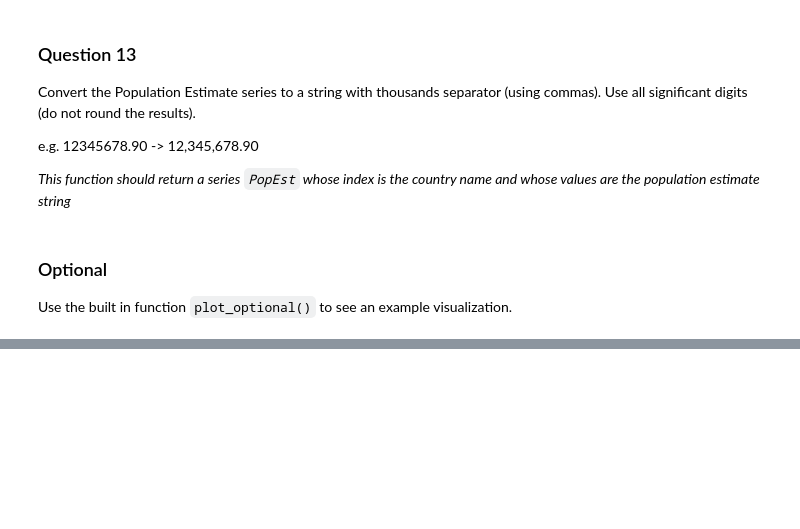
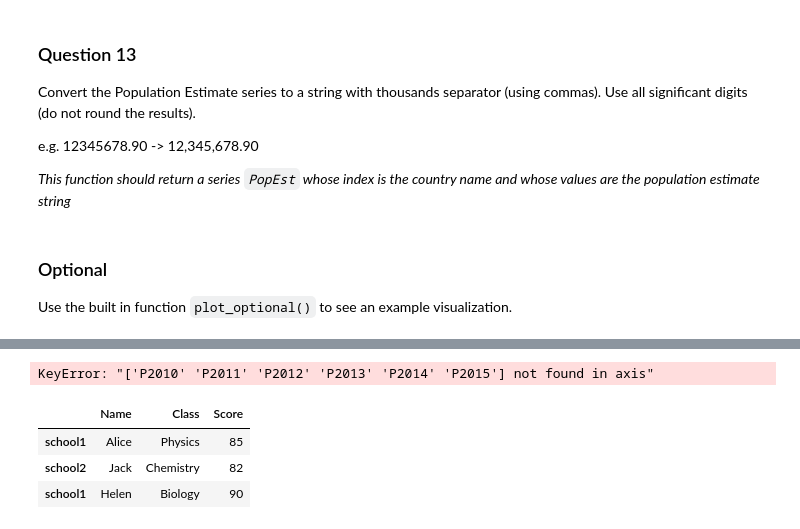
Before and after one commit to abx123/jupyter, a Jupyter notebook: resources/week-3/Assignment.ipynb, the cells around one changed output, grey strips where cells are left out. Cells and saved outputs as stored; diff of their text form; code cells hidden in the pictures; blank space fills up the shorter version.

```diff
--- a/resources/week-3/Assignment.ipynb
+++ b/resources/week-3/Assignment.ipynb
@@ -433,0 +473,48 @@ This is a bubble chart showing % Renewable vs. Rank. The size of the bubble corr
+# %%
+students = [{'P2010': 1,
+              'P2011': 2,
+              'P2012': 3,
+              'P2013': 4,
+              'P2014': 5,
+              'P2015': 6},
+           {'P2010': 1,
+              'P2011': 2,
+              'P2012': 3,
+              'P2013': 4,
+              'P2014': 5,
+              'P2015': 6},
+           {'P2010': 1,
+              'P2011': 2,
+              'P2012': 3,
+              'P2013': 4,
+              'P2014': 5,
+              'P2015': 6}]
+
+# Then we pass this list of dictionaries into the DataFrame function
+df = pd.DataFrame(students)
+
+df['AVG'] = df[frames].apply(lambda z: np.mean(z), axis=1)
+result_df = df.drop(frames,axis=0)
+result_df
+# %% [output]
+KeyError: "['P2010' 'P2011' 'P2012' 'P2013' 'P2014' 'P2015'] not found in axis"
+# %%
+import pandas as pd
+students = [{'Name': 'Alice',
+              'Class': 'Physics',
+              'Score': 85},
+            {'Name': 'Jack',
+             'Class': 'Chemistry',
+             'Score': 82},
+            {'Name': 'Helen',
+             'Class': 'Biology',
+             'Score': 90}]
+
+# Then we pass this list of dictionaries into the DataFrame function
+df = pd.DataFrame(students, index=['school1', 'school2', 'school1'])
+df
+# %% [output]
+|  | Name | Class | Score |
+| school1 | Alice | Physics | 85 |
+| school2 | Jack | Chemistry | 82 |
+| school1 | Helen | Biology | 90 |
```
Also changed, not shown: parts of 4 cells of this notebook.
